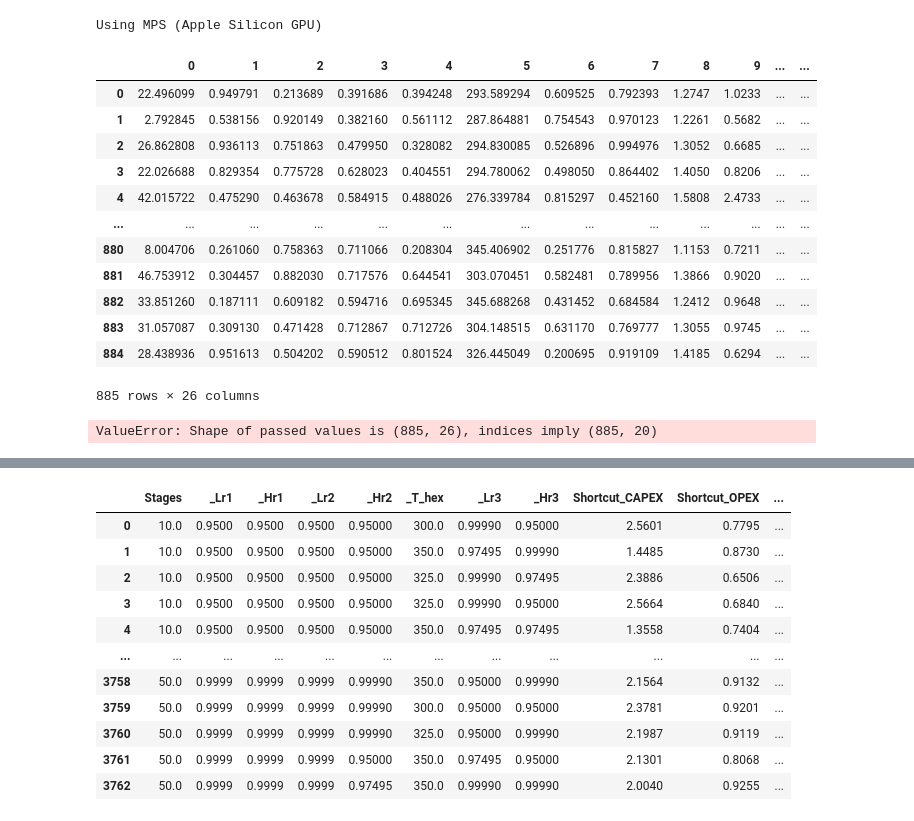
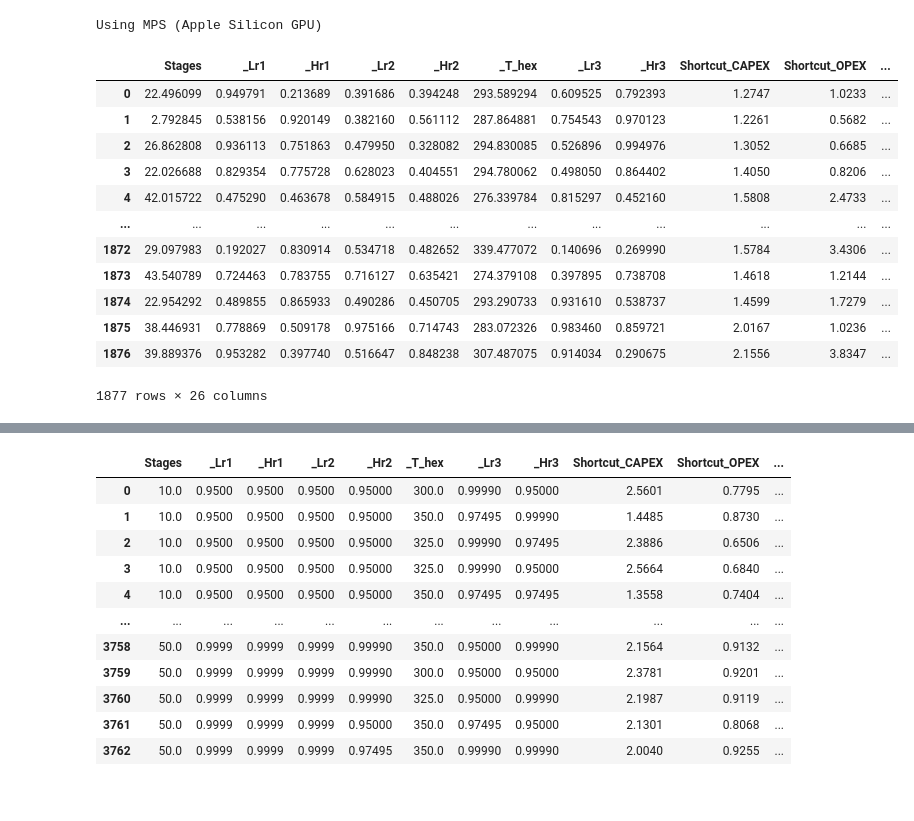
Before and after one commit to jaewook-lee4014/MultiFidelity-ProcessOpt, a Jupyter notebook: 4. Modelling/transfer_learning.ipynb, the cells around one changed output, grey strips where cells are left out. Drawn from its saved outputs; the diff is of its cells as text; code cells hidden in the pictures.

```diff
--- a/4. Modelling/transfer_learning.ipynb
+++ b/4. Modelling/transfer_learning.ipynb
@@ -14,49 +15,46 @@ else:
 import torch
 # %% [output]
 Using MPS (Apple Silicon GPU)
-# %%
-results
-# %% [output]
-|  | 0 | 1 | 2 | 3 | 4 | 5 | 6 | 7 | 8 | 9 | ... | ... |
-| 0 | 22.496099 | 0.949791 | 0.213689 | 0.391686 | 0.394248 | 293.589294 | 0.609525 | 0.792393 | 1.2747 | 1.0233 | ... | ... |
-| 1 | 2.792845 | 0.538156 | 0.920149 | 0.382160 | 0.561112 | 287.864881 | 0.754543 | 0.970123 | 1.2261 | 0.5682 | ... | ... |
-| 2 | 26.862808 | 0.936113 | 0.751863 | 0.479950 | 0.328082 | 294.830085 | 0.526896 | 0.994976 | 1.3052 | 0.6685 | ... | ... |
-| 3 | 22.026688 | 0.829354 | 0.775728 | 0.628023 | 0.404551 | 294.780062 | 0.498050 | 0.864402 | 1.4050 | 0.8206 | ... | ... |
-| 4 | 42.015722 | 0.475290 | 0.463678 | 0.584915 | 0.488026 | 276.339784 | 0.815297 | 0.452160 | 1.5808 | 2.4733 | ... | ... |
-| ... | ... | ... | ... | ... | ... | ... | ... | ... | ... | ... | ... | ... |
-| 880 | 8.004706 | 0.261060 | 0.758363 | 0.711066 | 0.208304 | 345.406902 | 0.251776 | 0.815827 | 1.1153 | 0.7211 | ... | ... |
-| 881 | 46.753912 | 0.304457 | 0.882030 | 0.717576 | 0.644541 | 303.070451 | 0.582481 | 0.789956 | 1.3866 | 0.9020 | ... | ... |
-| 882 | 33.851260 | 0.187111 | 0.609182 | 0.594716 | 0.695345 | 345.688268 | 0.431452 | 0.684584 | 1.2412 | 0.9648 | ... | ... |
-| 883 | 31.057087 | 0.309130 | 0.471428 | 0.712867 | 0.712726 | 304.148515 | 0.631170 | 0.769777 | 1.3055 | 0.9745 | ... | ... |
-| 884 | 28.438936 | 0.951613 | 0.504202 | 0.590512 | 0.801524 | 326.445049 | 0.200695 | 0.919109 | 1.4185 | 0.6294 | ... | ... |
-885 rows × 26 columns
 # %%
 import matplotlib.pyplot as plt
 import pandas as pd
 import numpy as np
 from sklearn.linear_model import LinearRegression
 from sklearn.gaussian_process import GaussianProcessRegressor
 from sklearn.gaussian_process.kernels import RBF, ConstantKernel as C
 from sklearn.model_selection import train_test_split
 from skopt import BayesSearchCV
 from skopt.space import Integer
 
 columns = [
     'Stages', '_Lr1', '_Hr1',
     '_Lr2', '_Hr2', '_T_hex',
     '_Lr3', '_Hr3',
-    'Shortcut_CAPEX', 'Shortcut_OPEX', 'Shortcut_AceticAcidWt',
-    'Shortcut_BoilupRatio', 'Shortcut_SplitRatio',
-    'Shortcut_NumberStages', 'Shortcut_FeedStage', 'Shortcut_Time',
+    'Shortcut_CAPEX', 'Shortcut_OPEX', 'Shortcut_AceticAcidWt', 'Shortcut_SplitRatio',
+    'Shortcut_BoilupRatio_1', 'Shortcut_NumberStages_1', 'Shortcut_FeedStage_1',
+    'Shortcut_BoilupRatio_2','Shortcut_NumberStages_2', 'Shortcut_FeedStage_2',
+    'Shortcut_BoilupRatio_3', 'Shortcut_NumberStages_3', 'Shortcut_FeedStage_3', 'Shortcut_Time',
     'Rigorous_CAPEX', 'Rigorous_OPEX', 'Rigorous_AceticAcidWt', 'Rigorous_Time'
 ]
 
 # Create dataframe
 results=pd.read_csv("/users/k23070952/MultiFidelity-ProcessOpt/3. Data/results_250327.csv")
 results_df = pd.DataFrame(results.values, columns=columns)
 results_df
 # %% [output]
+|  | Stages | _Lr1 | _Hr1 | _Lr2 | _Hr2 | _T_hex | _Lr3 | _Hr3 | Shortcut_CAPEX | Shortcut_OPEX | ... |
+| 0 | 22.496099 | 0.949791 | 0.213689 | 0.391686 | 0.394248 | 293.589294 | 0.609525 | 0.792393 | 1.2747 | 1.0233 | ... |
+| 1 | 2.792845 | 0.538156 | 0.920149 | 0.382160 | 0.561112 | 287.864881 | 0.754543 | 0.970123 | 1.2261 | 0.5682 | ... |
+| 2 | 26.862808 | 0.936113 | 0.751863 | 0.479950 | 0.328082 | 294.830085 | 0.526896 | 0.994976 | 1.3052 | 0.6685 | ... |
+| 3 | 22.026688 | 0.829354 | 0.775728 | 0.628023 | 0.404551 | 294.780062 | 0.498050 | 0.864402 | 1.4050 | 0.8206 | ... |
+| 4 | 42.015722 | 0.475290 | 0.463678 | 0.584915 | 0.488026 | 276.339784 | 0.815297 | 0.452160 | 1.5808 | 2.4733 | ... |
+| ... | ... | ... | ... | ... | ... | ... | ... | ... | ... | ... | ... |
+| 1872 | 29.097983 | 0.192027 | 0.830914 | 0.534718 | 0.482652 | 339.477072 | 0.140696 | 0.269990 | 1.5784 | 3.4306 | ... |
+| 1873 | 43.540789 | 0.724463 | 0.783755 | 0.716127 | 0.635421 | 274.379108 | 0.397895 | 0.738708 | 1.4618 | 1.2144 | ... |
+| 1874 | 22.954292 | 0.489855 | 0.865933 | 0.490286 | 0.450705 | 293.290733 | 0.931610 | 0.538737 | 1.4599 | 1.7279 | ... |
+| 1875 | 38.446931 | 0.778869 | 0.509178 | 0.975166 | 0.714743 | 283.072326 | 0.983460 | 0.859721 | 2.0167 | 1.0236 | ... |
+| 1876 | 39.889376 | 0.953282 | 0.397740 | 0.516647 | 0.848238 | 307.487075 | 0.914034 | 0.290675 | 2.1556 | 3.8347 | ... |
-ValueError: Shape of passed values is (885, 26), indices imply (885, 20)
+1877 rows × 26 columns
 # %%
 from sklearn.linear_model import LinearRegression
 from sklearn.metrics import r2_score
```
Also changed, not shown: parts of 12 cells of this notebook.
